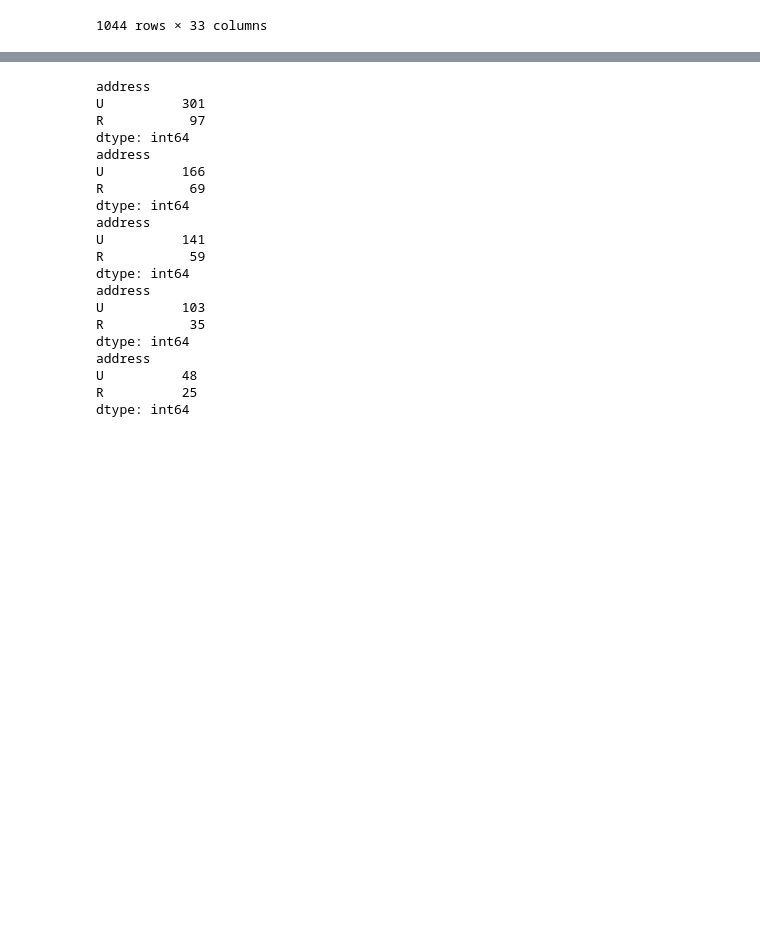
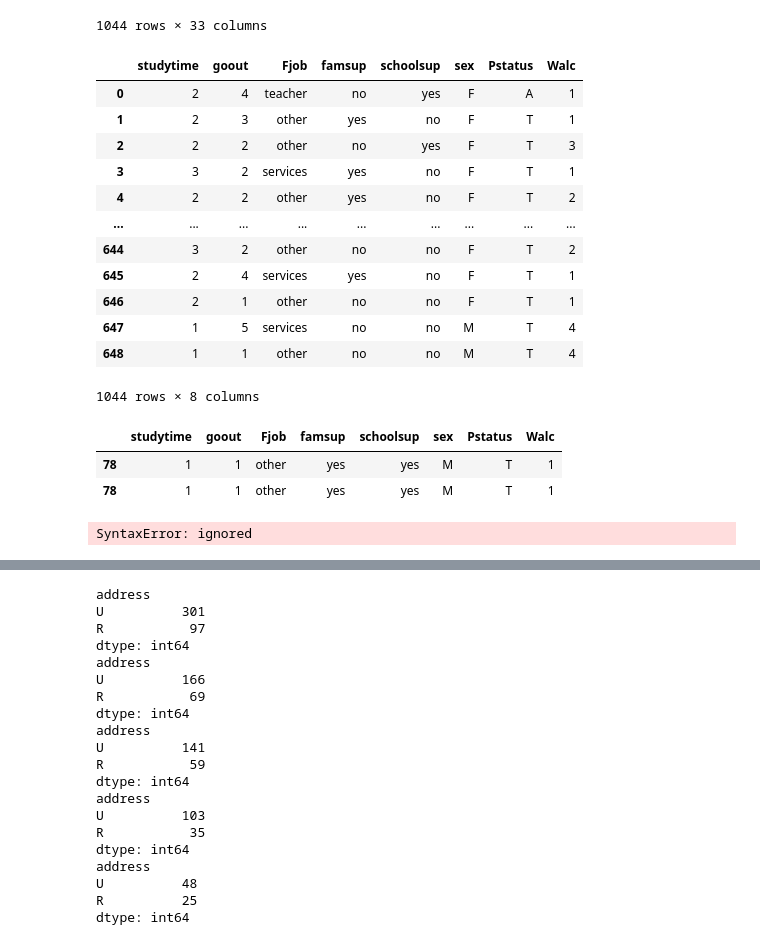
Before and after one commit to Ash-Stat/An-Si-Hyun, a Jupyter notebook: 텀프2탄.ipynb, the cells around one changed output, grey strips where cells are left out. Drawn from its saved outputs; the diff is of its cells as text; code cells hidden in the pictures; blank space fills up the shorter version.

```diff
--- a/텀프2탄.ipynb
+++ b/텀프2탄.ipynb
@@ -20,3 +20,32 @@ student
 | 647 | MS | M | 17 | U | LE3 | T | 3 | 1 | services | services | course | ... |
 | 648 | MS | M | 18 | R | LE3 | T | 3 | 2 | services | other | course | ... |
 1044 rows × 33 columns
+# %%
+student=student[['studytime','goout','Fjob','famsup','schoolsup','sex','Pstatus','Walc']]
+student
+# %% [output]
+|  | studytime | goout | Fjob | famsup | schoolsup | sex | Pstatus | Walc |
+| 0 | 2 | 4 | teacher | no | yes | F | A | 1 |
+| 1 | 2 | 3 | other | yes | no | F | T | 1 |
+| 2 | 2 | 2 | other | no | yes | F | T | 3 |
+| 3 | 3 | 2 | services | yes | no | F | T | 1 |
+| 4 | 2 | 2 | other | yes | no | F | T | 2 |
+| ... | ... | ... | ... | ... | ... | ... | ... | ... |
+| 644 | 3 | 2 | other | no | no | F | T | 2 |
+| 645 | 2 | 4 | services | yes | no | F | T | 1 |
+| 646 | 2 | 1 | other | no | no | F | T | 1 |
+| 647 | 1 | 5 | services | no | no | M | T | 4 |
+| 648 | 1 | 1 | other | no | no | M | T | 4 |
+1044 rows × 8 columns
+# %%
+noise1=student[(student['studytime'] ==1)&(student['goout'] ==1)&(student['Fjob'] == 'other')&(student['famsup'] == 'yes')&(student['schoolsup'] =='yes')&(student['sex']=='M') & (student['Pstatus'] == 'T')]
+noise1
+# %% [output]
+|  | studytime | goout | Fjob | famsup | schoolsup | sex | Pstatus | Walc |
+| 78 | 1 | 1 | other | yes | yes | M | T | 1 |
+| 78 | 1 | 1 | other | yes | yes | M | T | 1 |
+# %%
+noise2=student[(student[‘studytime’] == 1) & (student[‘goout’] ==2) & (student[‘Fjob’] ==‘services’)&(student[‘famsup’] == ‘yes’) &(student[‘schoolsup’] == ‘yes’) &(student[‘sex’] ==‘M’) &(student[‘Pstatus’] == ‘T’)]
+noise2
+# %% [output]
+SyntaxError: ignored
```
Also changed, not shown: parts of 5 cells of this notebook.
